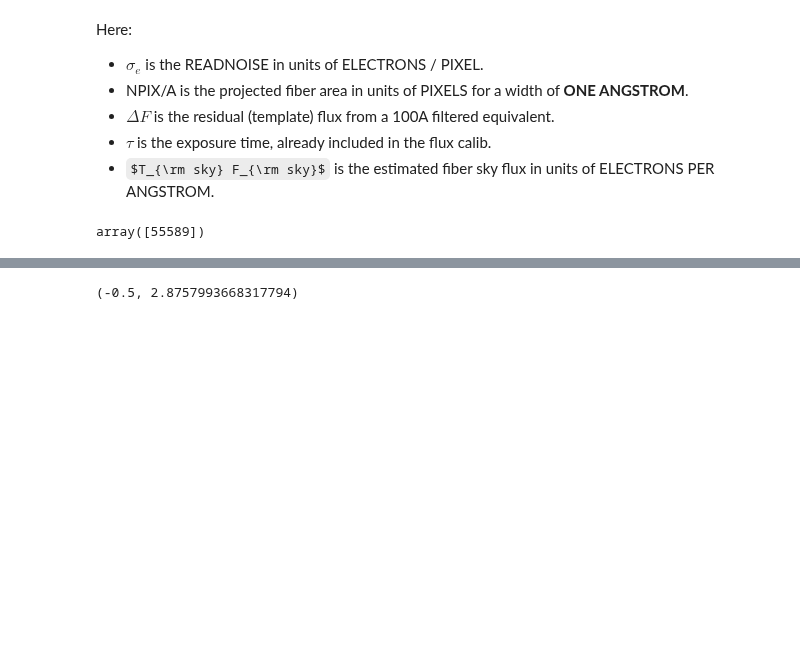
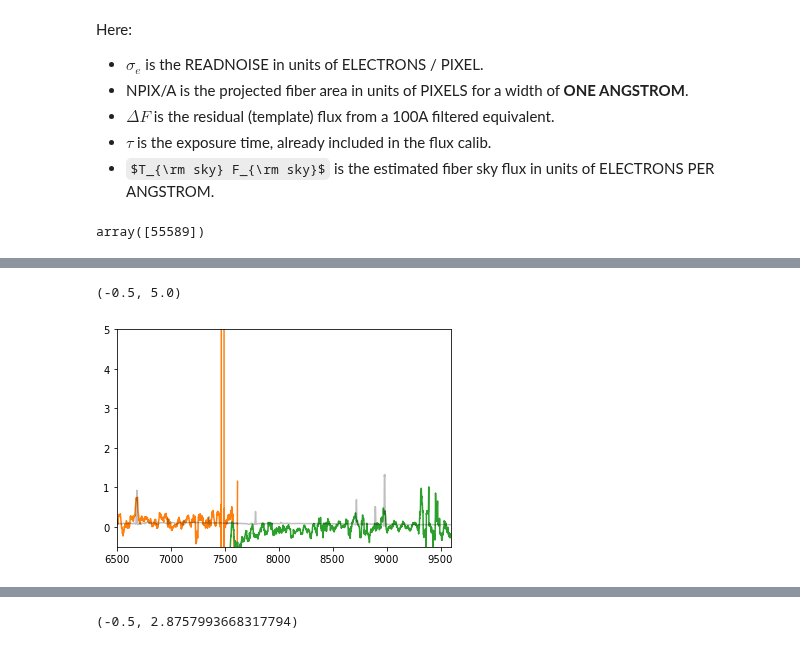
Before and after one commit to desihub/desispec, a Jupyter notebook: doc/nb/TemplateSNR.ipynb, the cells around one changed output, grey strips where cells are left out. Saved outputs shown, nothing was run; the diff lists cells and outputs as text; code cells hidden in the pictures; some formulas as TeX source; blank space fills up the shorter version.

```diff
--- a/doc/nb/TemplateSNR.ipynb
+++ b/doc/nb/TemplateSNR.ipynb
@@ -155,0 +151,12 @@ fig.savefig('scrap.pdf')
+# %%
+index = 4
+
+for band in ['b', 'r', 'z']:
+    pl.plot(rads.cframes['{}5'.format(band)].wave, convolve(rads.cframes['{}5'.format(band)].flux[index, :], Box1DKernel(30), boundary='extend'))
+    pl.plot(rads.rr_cframes['{}5'.format(band)].wave, rads.rr_cframes['{}5'.format(band)].flux[index, :], c='k', alpha=0.25)
+
+pl.xlim(6500., 9600.)
+pl.ylim(-0.5, 5.)
+# %% [output]
+(-0.5, 5.0)
+[figure, added]
```
Also changed, not shown: parts of 21 cells of this notebook, 1 other file.
